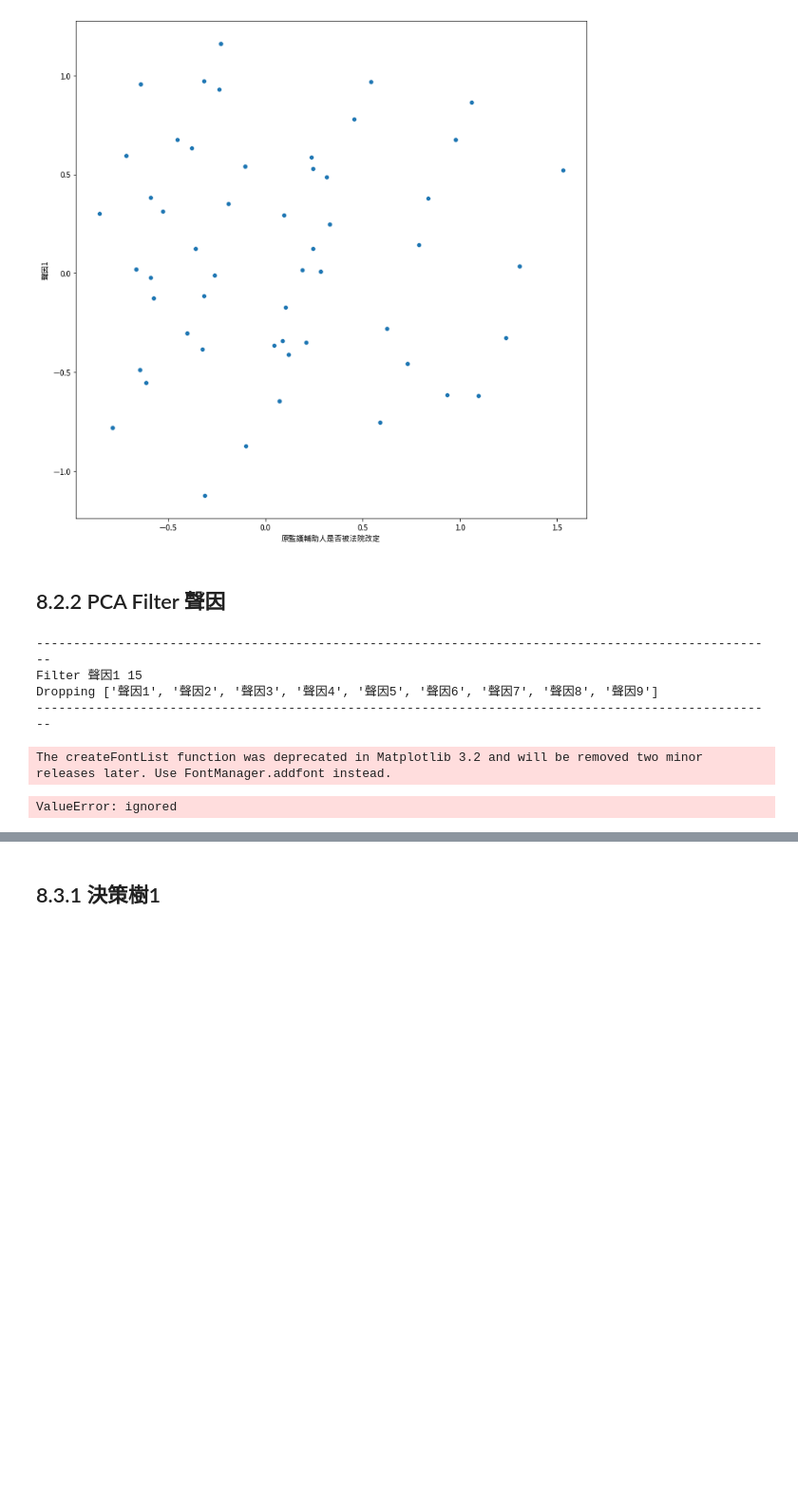
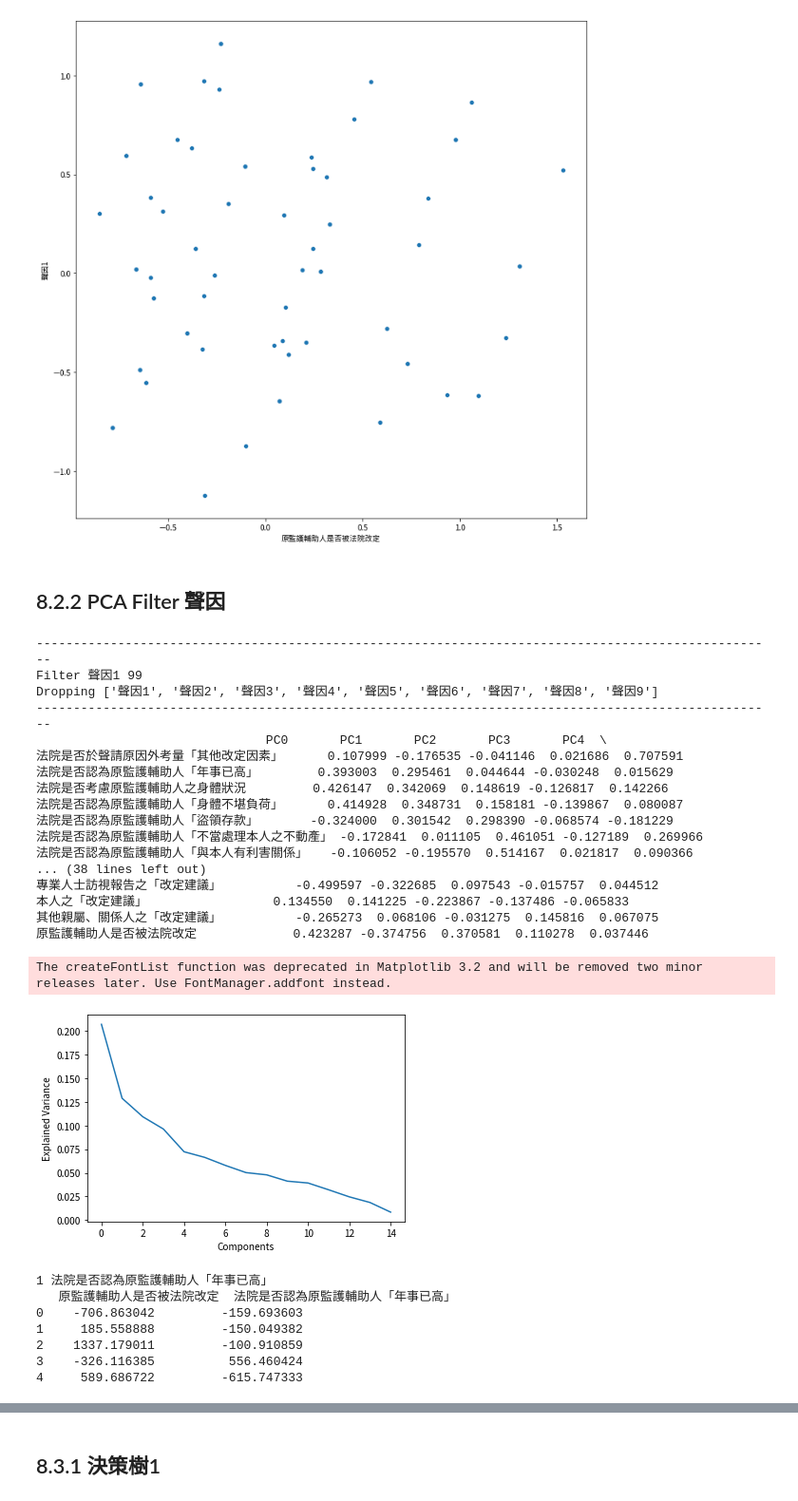
Before and after one commit to jeremy5189/legal-data-analysis, a Jupyter notebook: G4_Class.ipynb, the cells around one changed output, grey strips where cells are left out. Shown at 95% size. Cells and saved outputs as stored; diff of their text form; code cells hidden in the pictures; blank space fills up the shorter version.

```diff
--- a/G4_Class.ipynb
+++ b/G4_Class.ipynb
@@ -826,11 +820,11 @@ dt2 = DecisionTree(gsheet_id, gsheet_name, auto_proc=True, to_drop=[
   '宣告性質',
   '原監護輔助人之類型'
 ])
-for i in range(13, 22):
-  dt2.replace_col_to(dt2.cols()[i], '', -100) # 替換 '' to -100 因為決策樹不支援 NaN
+for col in p.df.columns:
+  dt2.replace_col_to(col, '', 0) # 替換 '' to -100 因為決策樹不支援 NaN
 dt2.convert_to_numeric()
 dt2.print_value_counts()
-dt2.load(dt2.cols()[13:21], dt2.cols()[24], binary_y=True)
+dt2.load(dt2.cols()[13:24], '原監護輔助人是否被法院改定', binary_y=True)
 dt2.text_representation()
 dt2.graph()
 # %% [output]
@@ -853,3 +847,18 @@ Index(['聲因1', '聲因2', '聲因3', '聲因4', '聲因5', '聲因6', '聲因
 |   |   |--- class: 1
 The createFontList function was deprecated in Matplotlib 3.2 and will be removed two minor releases later. Use FontManager.addfont instead.
 [drawing not drawn]
+# %%
+dt2 = DecisionTree(gsheet_id, gsheet_name, auto_proc=True, to_drop=[
+  'index',
+  'UUID',
+  '主管機關是否被法院改定 (1=是, 2=否)',
+  '宣告性質',
+  '原監護輔助人之類型'
+])
+for col in p.df.columns:
+  dt2.replace_col_to(col, '', 0) # 替換 '' to -100 因為決策樹不支援 NaN
+dt2.convert_to_numeric()
+dt2.print_value_counts()
+dt2.load(dt2.cols()[13:24], '原監護輔助人是否被法院改定', binary_y=True)
+dt2.text_representation()
+dt2.graph()
@@ -1019,11 +1058,12 @@ k = Corr(gsheet_id, gsheet_name, to_drop=[
 ])
 k.replace_all_col_to_NaN('')
 k.convert_to_numeric()
+k.info()
 
-for i in range(0, 30):
+for i in range(0, 24):
   if i == 24:
-    continue
+    break
   print(f"\n\n")
-  k.chi2_contingency_and_mosaic(k.cols()[i], k.cols()[24])
+  k.chi2_contingency_and_mosaic(k.cols()[i], '原監護輔助人是否被法院改定')
 # %% [output]
 The createFontList function was deprecated in Matplotlib 3.2 and will be removed two minor releases later. Use FontManager.addfont instead.
@@ -1126,12 +1173,7 @@ p = Corr(gsheet_id, gsheet_name, to_drop=[
   '專業人士訪視報告之「改定建議」',
   '本人之「改定建議」',
   '其他親屬、關係人之「改定建議」',
-  #'原監護輔助人是否被法院改定',
-  '欲改定人(maybe聲請人or關係人)是否有意願擔任',
-  '欲改定人(maybe聲請人or關係人)是否為本人親屬(四親等)',
-  '欲改定人是否現為本人廣義照顧者',
-  '法院是否認為須變更本人現有生活狀態',
-  '法院認為原共同監護/輔助模式不利本人'
+  #'原監護輔助人是否被法院改定'
 ])
 p.convert_to_numeric()
 p.pca()
@@ -1172,30 +1214,48 @@ p.pca2(p.col(0), p.col(9))
 # %%
 for i in range(1, 10):
   p = Corr(gsheet_id, gsheet_name, to_drop=[
     'index',
     'UUID',
     '宣告性質',
     '原監護輔助人之類型',
     '原監護輔助人之人數（自然人）',
     '主管機關是否被法院改定 (1=是, 2=否)',
   ])
   for col in p.df.columns:
-    p.replace_col_to(col, '', -100) # 替換 '' to -100 因為決策樹不支援 NaN
+    p.replace_col_to(col, '', -1000) # 替換 '' to -100 因為決策樹不支援 NaN
   p.convert_to_numeric()
-  p.df = p.df.query(f"聲因{str(i)} == 1")
-  p.df = p.df.reset_index(drop=True)
   print('-'*100)
   print(f"Filter 聲因{str(i)} {len(p.df)}")
   print(f"Dropping {p.cols()[0:9]}")
   print('-'*100)
   p.drop(p.cols()[0:9])
   p.pca()
-  p.pca2(p.col(0), '原監護輔助人是否被法院改定')
+  p.pca2(p.col(1), '原監護輔助人是否被法院改定')
   break
 # %% [output]
 ----------------------------------------------------------------------------------------------------
-Filter 聲因1 15
+Filter 聲因1 99
 Dropping ['聲因1', '聲因2', '聲因3', '聲因4', '聲因5', '聲因6', '聲因7', '聲因8', '聲因9']
 ----------------------------------------------------------------------------------------------------
+                               PC0       PC1       PC2       PC3       PC4  \
+法院是否於聲請原因外考量「其他改定因素」      0.107999 -0.176535 -0.041146  0.021686  0.707591
+法院是否認為原監護輔助人「年事已高」        0.393003  0.295461  0.044644 -0.030248  0.015629
+法院是否考慮原監護輔助人之身體狀況         0.426147  0.342069  0.148619 -0.126817  0.142266
+法院是否認為原監護輔助人「身體不堪負荷」      0.414928  0.348731  0.158181 -0.139867  0.080087
+法院是否認為原監護輔助人「盜領存款」       -0.324000  0.301542  0.298390 -0.068574 -0.181229
+法院是否認為原監護輔助人「不當處理本人之不動產」 -0.172841  0.011105  0.461051 -0.127189  0.269966
+法院是否認為原監護輔助人「與本人有利害關係」   -0.106052 -0.195570  0.514167  0.021817  0.090366
+... (38 lines left out)
+專業人士訪視報告之「改定建議」          -0.499597 -0.322685  0.097543 -0.015757  0.044512
+本人之「改定建議」                 0.134550  0.141225 -0.223867 -0.137486 -0.065833
+其他親屬、關係人之「改定建議」          -0.265273  0.068106 -0.031275  0.145816  0.067075
+原監護輔助人是否被法院改定             0.423287 -0.374756  0.370581  0.110278  0.037446
 The createFontList function was deprecated in Matplotlib 3.2 and will be removed two minor releases later. Use FontManager.addfont instead.
+[figure, added]
-ValueError: ignored
+1 法院是否認為原監護輔助人「年事已高」
+   原監護輔助人是否被法院改定  法院是否認為原監護輔助人「年事已高」
+0    -706.863042         -159.693603
+1     185.558888         -150.049382
+2    1337.179011         -100.910859
+3    -326.116385          556.460424
+4     589.686722         -615.747333
```
Also changed, not shown: parts of 47 cells of this notebook.
